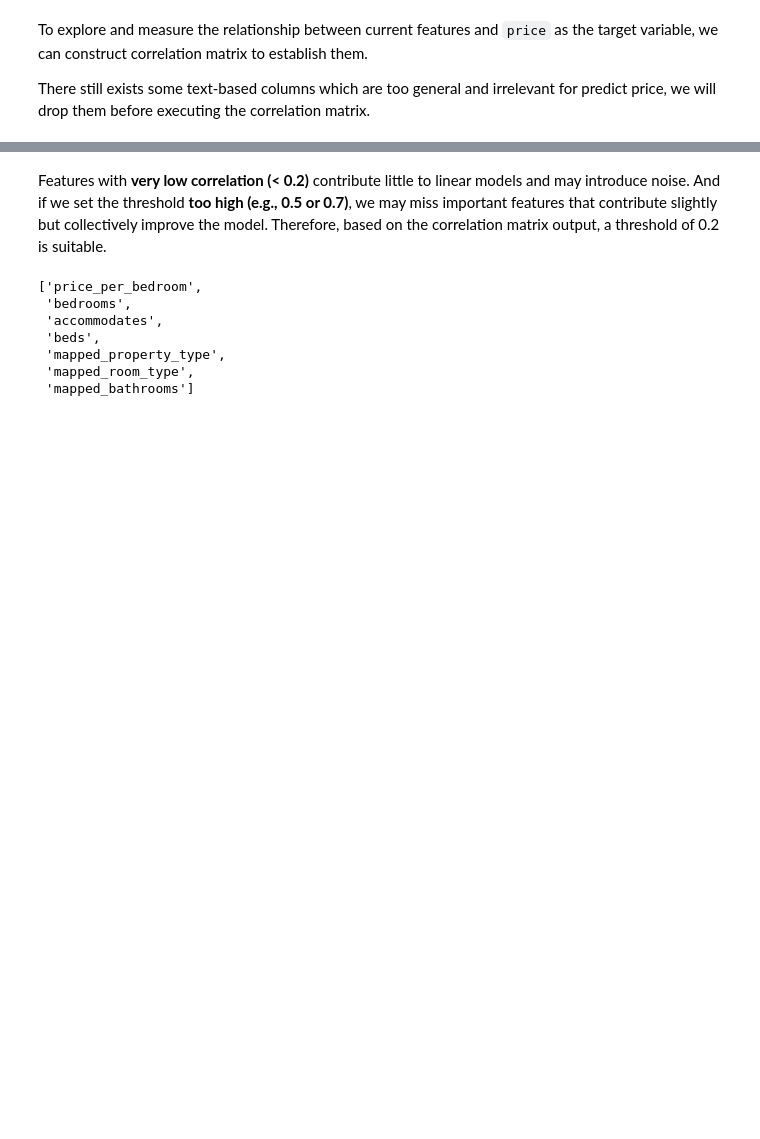
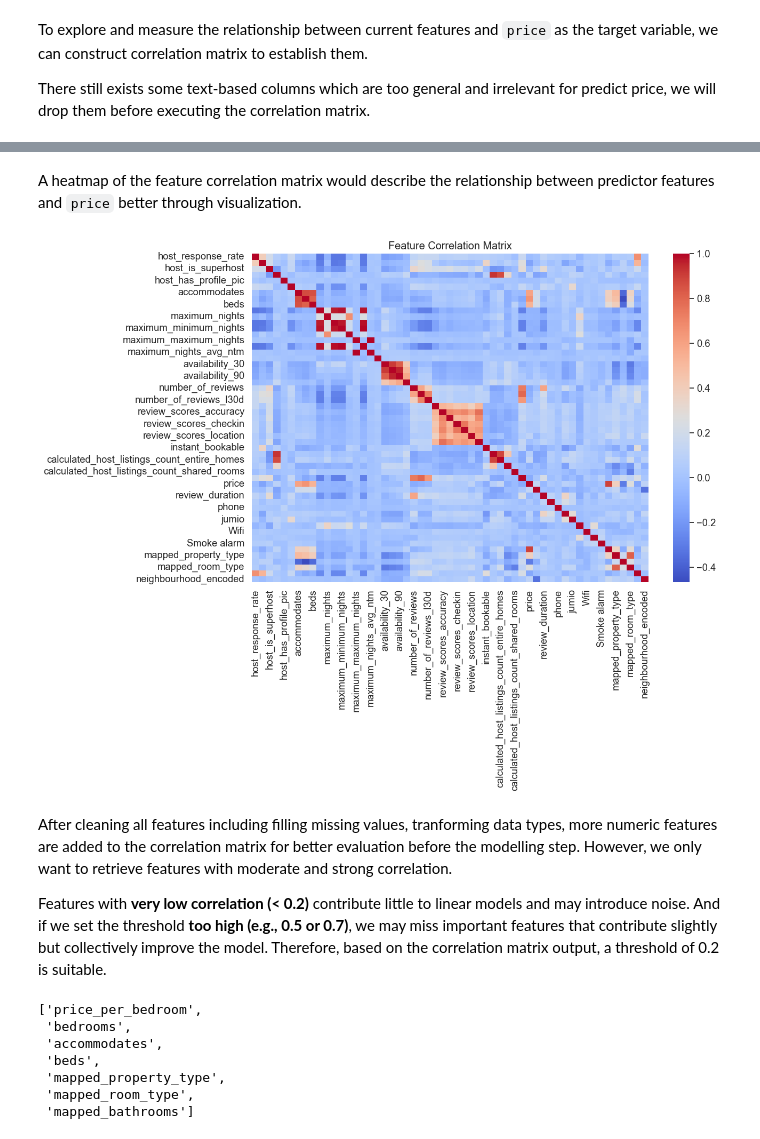
Before and after one commit to ethanaire/Sydney-Airbnb-prices-prediction, a Jupyter notebook: notebooks/03_feature_engineering.ipynb, the cells around one changed output, grey strips where cells are left out. Drawn from its saved outputs; the diff is of its cells as text; code cells hidden in the pictures; blank space fills up the shorter version.

Commit message:
refine final_selected_features for test set

```diff
--- a/notebooks/03_feature_engineering.ipynb
+++ b/notebooks/03_feature_engineering.ipynb
@@ -34,11 +34,8 @@ sns.set(style="whitegrid", palette="muted", font_scale=1.2)
 Firstly, we import the processed data from the completed data cleaning step:
 # %%
 # Import both the training and testing data
-#df_train = pd.read_csv(r"C:\Users\haiho\GITHUB\Sydney-Airbnb-prices-prediction\data\processed\processed_train.csv")
-#df_test = pd.read_csv(r"C:\Users\haiho\GITHUB\Sydney-Airbnb-prices-prediction\data\processed\processed_test.csv")
+df_train = pd.read_csv(r"C:\Users\haiho\GITHUB\Sydney-Airbnb-prices-prediction\data\processed\processed_train.csv")
+df_test = pd.read_csv(r"C:\Users\haiho\GITHUB\Sydney-Airbnb-prices-prediction\data\processed\processed_test.csv")
-# %%
-df_train = pd.read_csv("C:\DVS_hoangnh272\Material\Github\Sydney-Airbnb-prices-prediction\data\processed\processed_train.csv")
-df_test = pd.read_csv("C:\DVS_hoangnh272\Material\Github\Sydney-Airbnb-prices-prediction\data\processed\processed_test.csv")
 # %%
 # Define a list of DataFrames for repeated uses
 dfs = [df_train, df_test]
@@ -51,7 +68,6 @@ There still exists some text-based columns which are too general and irrelevant
 # %%
 # Exclude object columns
-drop_cols = ["host_name", "host_location", "host_neighbourhood", "host_since", "neighbourhood"]
-df_train.drop(columns=drop_cols, inplace=True, errors="ignore")
+df_train = df_train.select_dtypes(exclude=['object'])
 # %%
 # Correlation Analysis
 correlation_matrix = df_train.corr()
@@ -73,4 +102,16 @@ Name: price, Length: 55, dtype: float64
+# %% [markdown]
+A heatmap of the feature correlation matrix would describe the relationship between predictor features and `price` better through visualization.
+# %%
+# Visualize the correlation matrix
+plt.figure(figsize=(12, 8))
+sns.heatmap(df_train.corr(), annot=False, cmap="coolwarm")
+plt.title("Feature Correlation Matrix")
+plt.show()
+# %% [output]
+[figure, added]
 # %% [markdown]
+After cleaning all features including filling missing values, tranforming data types, more numeric features are added to the correlation matrix for better evaluation before the modelling step. However, we only want to retrieve features with moderate and strong correlation.
+
 Features with **very low correlation (< 0.2)** contribute little to linear models and may introduce noise. And if we set the threshold **too high (e.g., 0.5 or 0.7)**, we may miss important features that contribute slightly but collectively improve the model. Therefore, based on the correlation matrix output, a threshold of 0.2 is suitable.
 # %%
 # Define a correlation threshold
```
Also changed, not shown: parts of 19 cells of this notebook.
